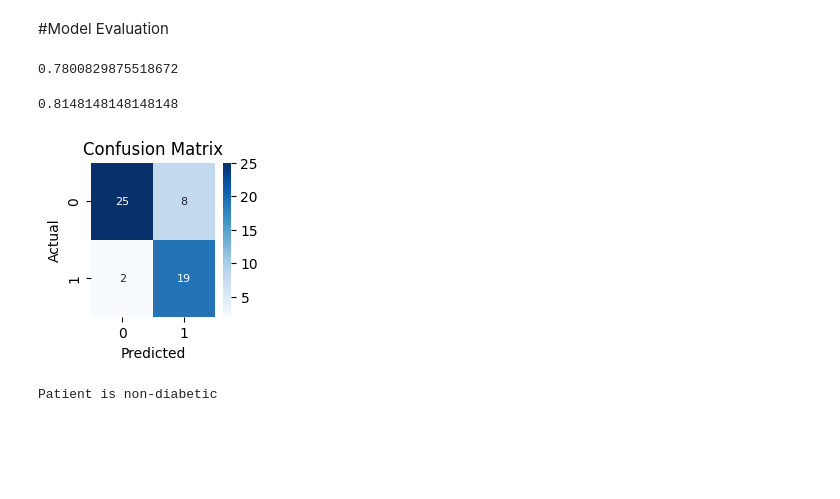
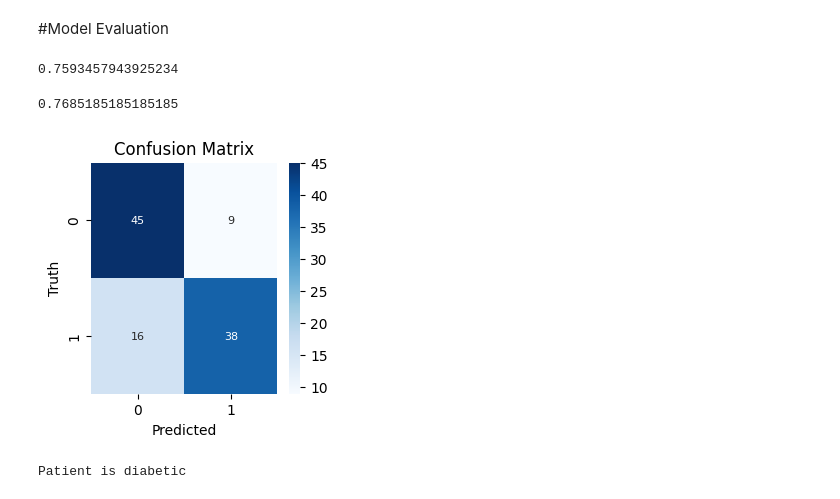
Before and after one commit to ankita14-p/Diabetes-Prediction-ML, a Jupyter notebook: DiabetesPrediction.ipynb, the cells around one changed output. Cells and saved outputs as stored; diff of their text form; code cells hidden in the pictures; blank space fills up the shorter version.

```diff
--- a/DiabetesPrediction.ipynb
+++ b/DiabetesPrediction.ipynb
@@ -80,7 +84,7 @@ diabetes_dataset.groupby("Outcome").mean()
 non_diabetic=diabetes_dataset[diabetes_dataset.Outcome==0]
 diabetic=diabetes_dataset[diabetes_dataset.Outcome==1]
 # %%
-non__diabetic_sample=non_diabetic.sample(n=268)
+non__diabetic_sample=non_diabetic.sample(n=len(diabetic))
 # %%
 #concatenate two dataframes
 new_dataset=pd.concat([non__diabetic_sample,diabetic],axis=0)
@@ -128,7 +132,7 @@ print(Y)
 Name: Outcome, Length: 536, dtype: int64
 # %%
 #Train and Test split
-X_train,X_test,Y_train,Y_test=train_test_split(X,Y,test_size=0.1,stratify=Y,random_state=3)
+X_train,X_test,Y_train,Y_test=train_test_split(X,Y,test_size=0.2,stratify=Y,random_state=2)
 # %%
 print(X.shape,X_train.shape,X_test.shape)
 # %% [output]
@@ -150,45 +154,45 @@ print(X_train_scaled.std())
 classifier=svm.SVC(kernel="linear")
 # %%
 #training the support vector machine classifier
-classifier.fit(X_train,Y_train)
+classifier.fit(X_train_scaled,Y_train)
 # %% [output]
 SVC(kernel='linear')
 # %% [markdown]
 #Model Evaluation
 # %%
 #accuracy score on the training data
-X_train_prediction=classifier.predict(X_train)
+X_train_prediction=classifier.predict(X_train_scaled)
 training_data_accuracy=accuracy_score(X_train_prediction,Y_train)
 print(training_data_accuracy)
 # %% [output]
-0.7800829875518672
+0.7593457943925234
 # %%
 #accuracy score on the testing data
-X_test_prediction=classifier.predict(X_test)
+X_test_prediction=classifier.predict(X_test_standardized)
 testing_data_accuracy=accuracy_score(X_test_prediction,Y_test)
 print(testing_data_accuracy)
 # %% [output]
-0.8148148148148148
+0.7685185185185185
 # %%
-#confusion matrix on testing data
-cm=confusion_matrix(X_test_prediction,Y_test)
-plt.figure(figsize=(2,2))
+#evaluating confusion matrix
+cm=confusion_matrix(Y_test,X_test_prediction)
+plt.figure(figsize=(3,3))
 sns.heatmap(cm,annot=True,annot_kws={"size":8},fmt="d",cmap="Blues")
 plt.title("Confusion Matrix")
 plt.xlabel("Predicted")
-plt.ylabel("Actual")
+plt.ylabel("Truth")
 plt.show()
 # %% [output]
-[figure, old version]
+[figure, new version]
 # %%
-input_data=(1,89,66,23,94,28.1,0.167,21)
-feature_names=["Pregnancies","Glucose","BloodPressure","SkinThickness","Insulin","BMI","DiabetesPedigreeFunction","Age"]
-input_df=pd.DataFrame([input_data],columns=feature_names)
-std_data=scaler.transform(input_df)
+input_data=(10,180,90,35,200,40.0,1.0,55)
+input_data_numpy_array=np.asarray(input_data)
+input_data_reshaped=input_data_numpy_array.reshape(1,-1)
+std_data=scaler.transform(input_data_reshaped)
 prediction=classifier.predict(std_data)
 if (prediction[0]==0):
    print("Patient is non-diabetic")
 else:
    print("Patient is diabetic")
 # %% [output]
-Patient is non-diabetic
+Patient is diabetic
```
Also changed, not shown: parts of 4 cells of this notebook.
